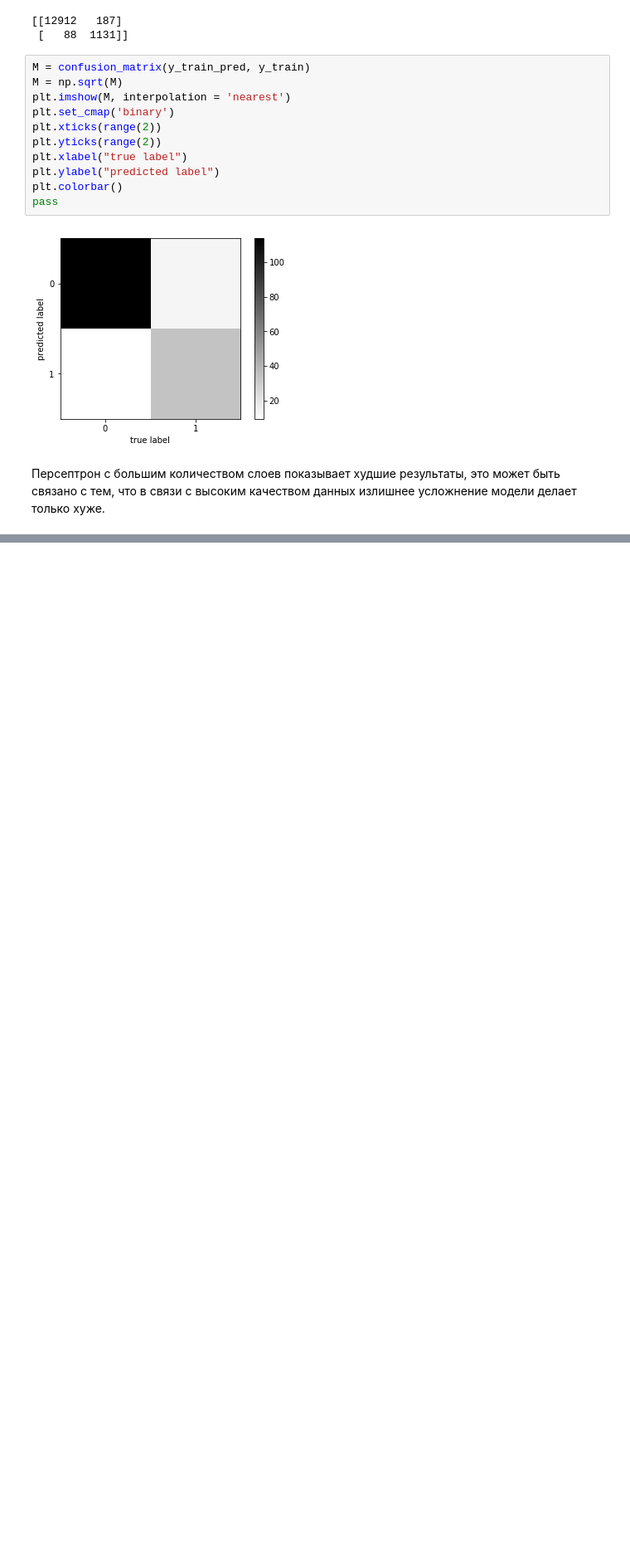
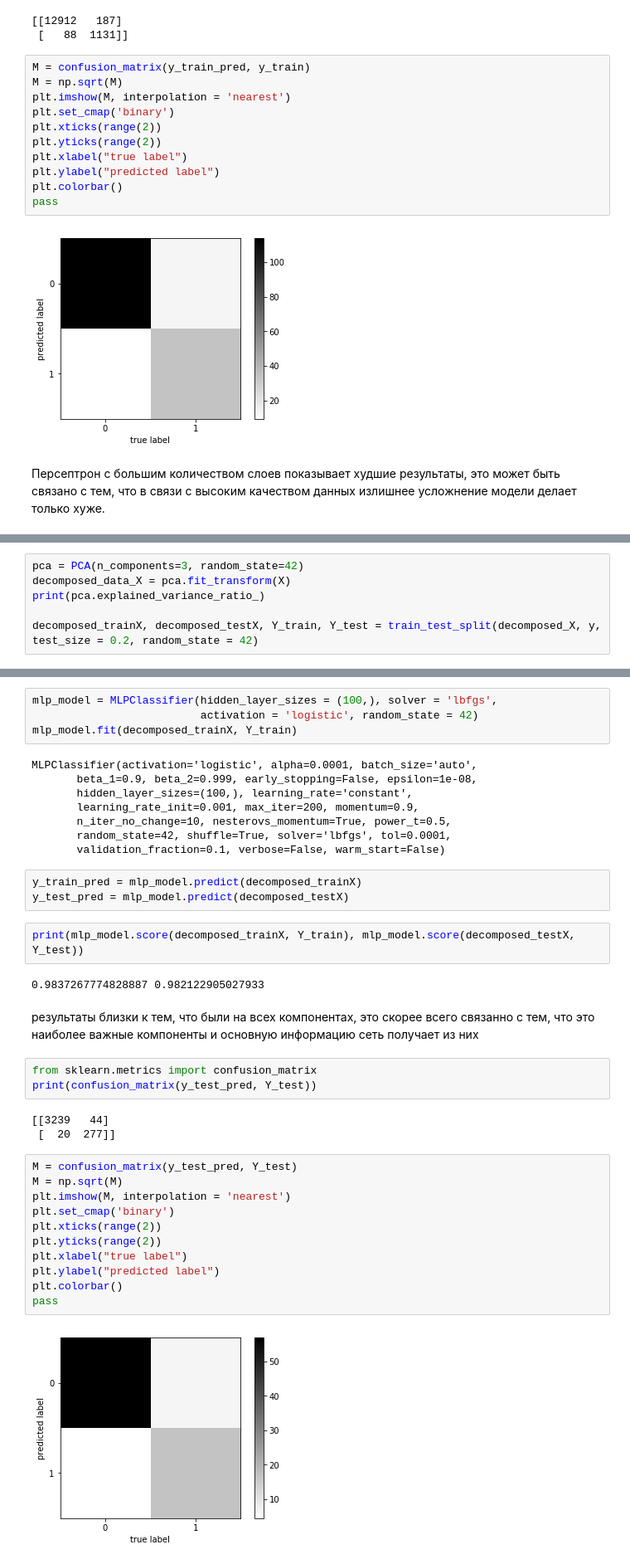
Before and after one commit to hessusH/ml_ad, a Jupyter notebook: Laba#1.ipynb, the cells around one changed output, grey strips where cells are left out. Shown at 83% size. Cells and saved outputs as stored; diff of their text form; blank space fills up the shorter version.

```diff
--- a/Laba#1.ipynb
+++ b/Laba#1.ipynb
@@ -774,0 +765,6 @@ pass
+# %%
+pca = PCA(n_components=3, random_state=42)
+decomposed_data_X = pca.fit_transform(X)
+print(pca.explained_variance_ratio_)
+
+decomposed_trainX, decomposed_testX, Y_train, Y_test = train_test_split(decomposed_X, y, test_size = 0.2, random_state = 42)
@@ -774,0 +775,40 @@ pass
+# %%
+mlp_model = MLPClassifier(hidden_layer_sizes = (100,), solver = 'lbfgs',
+                          activation = 'logistic', random_state = 42)
+mlp_model.fit(decomposed_trainX, Y_train)
+# %% [output]
+MLPClassifier(activation='logistic', alpha=0.0001, batch_size='auto',
+       beta_1=0.9, beta_2=0.999, early_stopping=False, epsilon=1e-08,
+       hidden_layer_sizes=(100,), learning_rate='constant',
+       learning_rate_init=0.001, max_iter=200, momentum=0.9,
+       n_iter_no_change=10, nesterovs_momentum=True, power_t=0.5,
+       random_state=42, shuffle=True, solver='lbfgs', tol=0.0001,
+       validation_fraction=0.1, verbose=False, warm_start=False)
+# %%
+y_train_pred = mlp_model.predict(decomposed_trainX)
+y_test_pred = mlp_model.predict(decomposed_testX)
+# %%
+print(mlp_model.score(decomposed_trainX, Y_train), mlp_model.score(decomposed_testX, Y_test))
+# %% [output]
+0.9837267774828887 0.982122905027933
+# %% [markdown]
+результаты близки к тем, что были на всех компонентах, это скорее всего связанно с тем, что это наиболее важные компоненты и основную информацию сеть получает из них
+# %%
+from sklearn.metrics import confusion_matrix
+print(confusion_matrix(y_test_pred, Y_test))
+# %% [output]
+[[3239   44]
+ [  20  277]]
+# %%
+M = confusion_matrix(y_test_pred, Y_test)
+M = np.sqrt(M)
+plt.imshow(M, interpolation = 'nearest')
+plt.set_cmap('binary')
+plt.xticks(range(2))
+plt.yticks(range(2))
+plt.xlabel("true label")
+plt.ylabel("predicted label")
+plt.colorbar()
+pass
+# %% [output]
+[figure, added]
```
Also changed, not shown: parts of 39 cells of this notebook.
